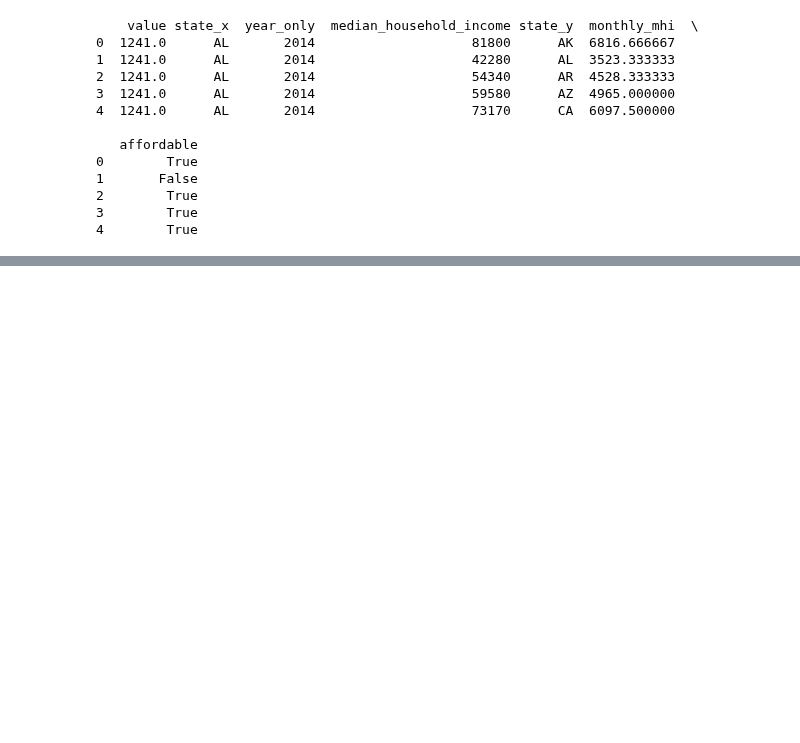
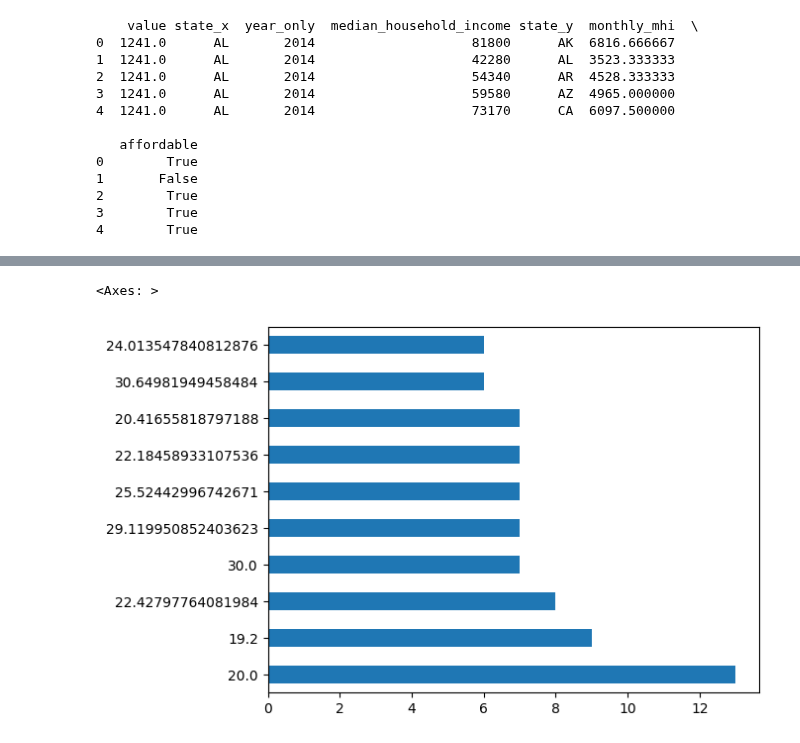
Before and after one commit to JessiPool/KaggleXProject, a Jupyter notebook: AffordableHousingMatrix.ipynb, the cells around one changed output, grey strips where cells are left out. Drawn from its saved outputs; the diff is of its cells as text; code cells hidden in the pictures; blank space fills up the shorter version.

```diff
--- a/AffordableHousingMatrix.ipynb
+++ b/AffordableHousingMatrix.ipynb
@@ -282,0 +509,5 @@ print(medianrent2.head())
+# %%
+affordabilityrental3.affordability_percentage.value_counts().head(10).plot.barh()
+# %% [output]
+<Axes: >
+[figure, added]
```
Also changed, not shown: parts of 53 cells of this notebook.
